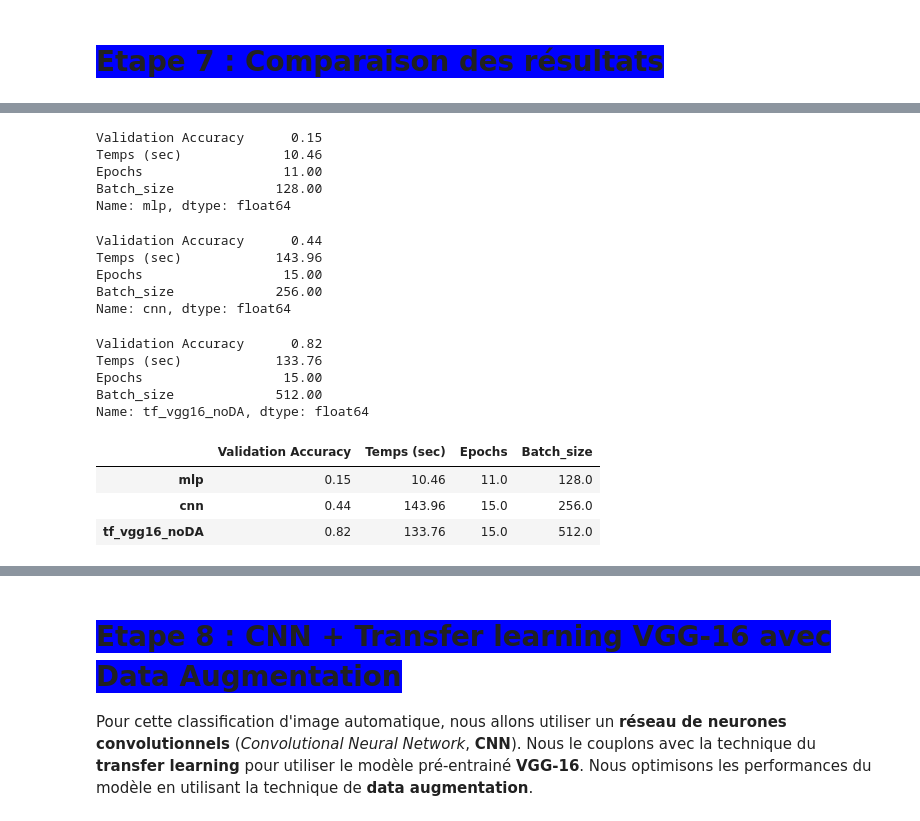
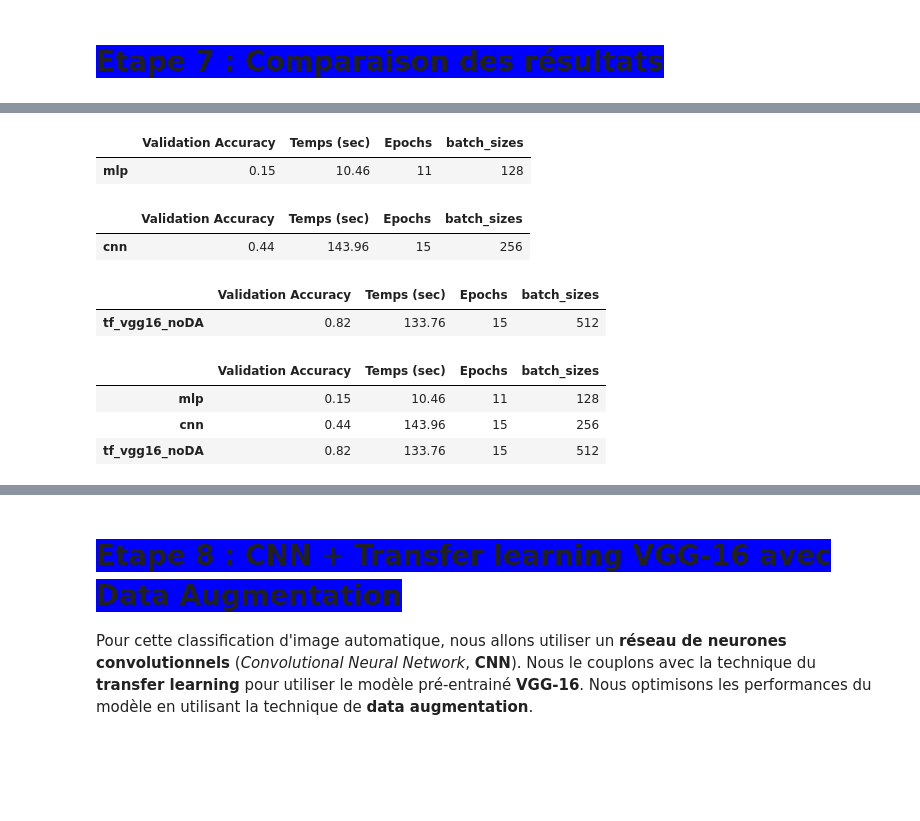
Before and after one commit to pierrickBERTHE/PB6-Classification_automatique_de_produits, a Jupyter notebook: berthe_pierrick_3_notebook_classification_122023.ipynb, the cells around one changed output, grey strips where cells are left out. Saved outputs shown, nothing was run; the diff lists cells and outputs as text; code cells hidden in the pictures; blank space fills up the shorter version.

```diff
--- a/berthe_pierrick_3_notebook_classification_122023.ipynb
+++ b/berthe_pierrick_3_notebook_classification_122023.ipynb
@@ -1908,10 +1866,9 @@ Epoch 15: val_loss did not improve from 0.87984
 # %% [markdown]
 Comparons les résultats obtenus pour les différents batch_size :
 # %%
-# SI fichier des resultats existe ALORS on le charge
-if os.path.exists(resultat_nom):
-    resultat_tf_vgg16_noDA = pd.read_csv(resultat_nom)
-    print(f"Chargement de '{resultat_nom}'.")
+# SI fichier des resultats existe ALORS on passe
+if is_modele_tf_vgg16_noDA_calculed:
+    print("Les calculs ont deja tournés sur Google Colab")
 
 # SINON il n'existe pas et il faut faire les calculs
 else:
@@ -2176,48 +2083,48 @@ def reformatte_resultat(resultat, batch_meilleur, nom_modele):
 # %%
+# Reformater le dataframe
 resultat_optimal_mlp = reformatte_resultat(
-    resultat_mlp, batch_meilleur_mlp, 'mlp')
+    resultat_mlp, batch_sizes, batch_meilleur_mlp, 'mlp')
 
-resultat_optimal_mlp
+display(resultat_optimal_mlp)
 # %% [output]
-Validation Accuracy      0.15
-Temps (sec)             10.46
-Epochs                  11.00
-Batch_size             128.00
-Name: mlp, dtype: float64
+|  | Validation Accuracy | Temps (sec) | Epochs | batch_sizes |
+| mlp | 0.15 | 10.46 | 11 | 128 |
 # %%
+# Reformater le dataframe
 resultat_optimal_cnn = reformatte_resultat(
-    resultat_cnn, batch_meilleur_cnn, 'cnn')
+    resultat_cnn, batch_sizes, batch_meilleur_cnn, 'cnn')
 
-resultat_optimal_cnn
+display(resultat_optimal_cnn)
 # %% [output]
-Validation Accuracy      0.44
-Temps (sec)            143.96
-Epochs                  15.00
-Batch_size             256.00
-Name: cnn, dtype: float64
+|  | Validation Accuracy | Temps (sec) | Epochs | batch_sizes |
+| cnn | 0.44 | 143.96 | 15 | 256 |
 # %%
+# Reformater le dataframe
 resultat_optimal_tf_vgg16_noDA = reformatte_resultat(
-    resultat_tf_vgg16_noDA, batch_meilleur_tf_vgg16_noDA, 'tf_vgg16_noDA')
+    resultat_tf_vgg16_noDA,
+    batch_sizes,
+    batch_meilleur_tf_vgg16_noDA,
+    'tf_vgg16_noDA'
+)
 
-resultat_optimal_tf_vgg16_noDA
+display(resultat_optimal_tf_vgg16_noDA)
 # %% [output]
-Validation Accuracy      0.82
-Temps (sec)            133.76
-Epochs                  15.00
-Batch_size             512.00
-Name: tf_vgg16_noDA, dtype: float64
+|  | Validation Accuracy | Temps (sec) | Epochs | batch_sizes |
+| tf_vgg16_noDA | 0.82 | 133.76 | 15 | 512 |
 # %%
-resultat_optimal_tous = pd.DataFrame([
+# Concaténer les trois DataFrames
+resultat_optimal_tous = pd.concat([
     resultat_optimal_mlp,
     resultat_optimal_cnn,
     resultat_optimal_tf_vgg16_noDA
-])
+], ignore_index=False)
+
 display(resultat_optimal_tous)
 # %% [output]
-|  | Validation Accuracy | Temps (sec) | Epochs | Batch_size |
-| mlp | 0.15 | 10.46 | 11.0 | 128.0 |
-| cnn | 0.44 | 143.96 | 15.0 | 256.0 |
-| tf_vgg16_noDA | 0.82 | 133.76 | 15.0 | 512.0 |
+|  | Validation Accuracy | Temps (sec) | Epochs | batch_sizes |
+| mlp | 0.15 | 10.46 | 11 | 128 |
+| cnn | 0.44 | 143.96 | 15 | 256 |
+| tf_vgg16_noDA | 0.82 | 133.76 | 15 | 512 |
 # %%
 # Surligner les meilleures valeurs
 resultat_optimal_tous.style.apply(surligne_meilleur)
```
Also changed, not shown: parts of 34 cells of this notebook, 1 other file.
